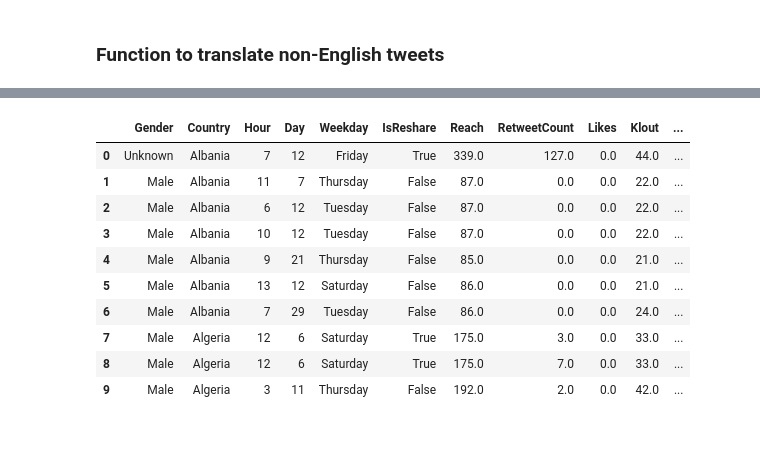
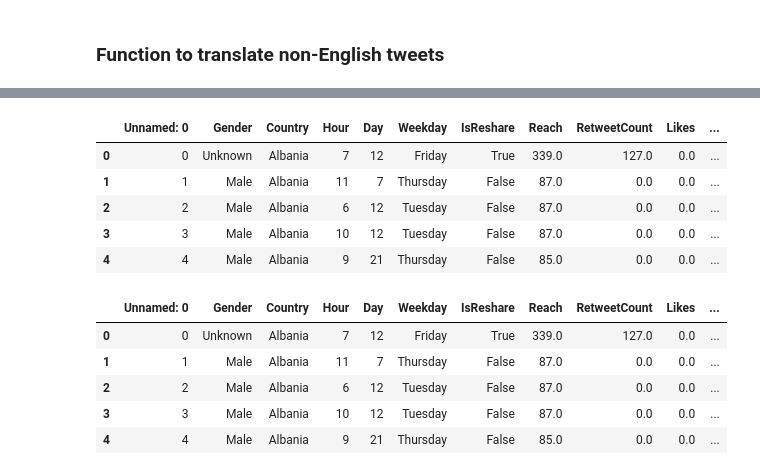
Before and after one commit to anmolpreet914/Analyzing-Twitter-Data-ML, a Jupyter notebook: Data Cleaning/Data Cleaning.ipynb, the cells around one changed output, grey strips where cells are left out. Drawn from its saved outputs; the diff is of its cells as text; code cells hidden in the pictures; blank space fills up the shorter version.

```diff
--- a/Data Cleaning/Data Cleaning.ipynb
+++ b/Data Cleaning/Data Cleaning.ipynb
@@ -569,3 +555,5 @@ df.to_csv("Data Cleaning.csv")
+# %%
+df=pd.read_csv(r'Data Cleaning.csv')
 # %%
 # Count the occurrences of each language
 lang_counts = df['Lang'].value_counts()
@@ -656,3 +640,15 @@ print(df)
+# %%
+# Apply the custom function to the 'clean_text' column
+df['translated_text'] = df['translated_text'].apply(clean_data)
+# %%
+df.head()
+# %% [output]
+|  | Unnamed: 0 | Gender | Country | Hour | Day | Weekday | IsReshare | Reach | RetweetCount | Likes | ... |
+| 0 | 0 | Unknown | Albania | 7 | 12 | Friday | True | 339.0 | 127.0 | 0.0 | ... |
+| 1 | 1 | Male | Albania | 11 | 7 | Thursday | False | 87.0 | 0.0 | 0.0 | ... |
+| 2 | 2 | Male | Albania | 6 | 12 | Tuesday | False | 87.0 | 0.0 | 0.0 | ... |
+| 3 | 3 | Male | Albania | 10 | 12 | Tuesday | False | 87.0 | 0.0 | 0.0 | ... |
+| 4 | 4 | Male | Albania | 9 | 21 | Thursday | False | 85.0 | 0.0 | 0.0 | ... |
 # %%
 # Define the pattern to remove sequences of single characters separated by spaces and any non-word characters
 pattern = r'\b(?:\w\s*){1,3}\b|\W+'
@@ -667,5 +663,23 @@ def clean_text(text):
     cleaned_text = re.sub(r'\s+', ' ', cleaned_text).strip()
     return cleaned_text
 
+
+# Load the set of English words
+english_words = set(words.words())
+
+# Define a function to check if each word is an English word
+def is_english_word(word):
+    return word.lower() in english_words
+
+# Define a function to filter out non-English words
+def filter_non_english_words(text):
+    words_list = text.split()
+    valid_words = [word for word in words_list if is_english_word(word)]
+    return ' '.join(valid_words)
+
+
+# Apply the custom function to filter non-English words
+df['translated_text'] = df['translated_text'].apply(filter_non_english_words)
+
 # Apply the custom function to the 'clean_text' column
 df['translated_text'] = df['translated_text'].apply(clean_text)
@@ -706,18 +720,13 @@ df["tokens"] = df["translated_text"].apply(preprocess_text)
 # Remove rows where 'tokens' column is an empty list
 df = df[df['tokens'].apply(lambda x: len(x) > 0)]
 # %%
-df.head(10)
+df.head()
 # %% [output]
-|  | Gender | Country | Hour | Day | Weekday | IsReshare | Reach | RetweetCount | Likes | Klout | ... |
-| 0 | Unknown | Albania | 7 | 12 | Friday | True | 339.0 | 127.0 | 0.0 | 44.0 | ... |
-| 1 | Male | Albania | 11 | 7 | Thursday | False | 87.0 | 0.0 | 0.0 | 22.0 | ... |
-| 2 | Male | Albania | 6 | 12 | Tuesday | False | 87.0 | 0.0 | 0.0 | 22.0 | ... |
-| 3 | Male | Albania | 10 | 12 | Tuesday | False | 87.0 | 0.0 | 0.0 | 22.0 | ... |
-| 4 | Male | Albania | 9 | 21 | Thursday | False | 85.0 | 0.0 | 0.0 | 21.0 | ... |
-| 5 | Male | Albania | 13 | 12 | Saturday | False | 86.0 | 0.0 | 0.0 | 21.0 | ... |
-| 6 | Male | Albania | 7 | 29 | Tuesday | False | 86.0 | 0.0 | 0.0 | 24.0 | ... |
-| 7 | Male | Algeria | 12 | 6 | Saturday | True | 175.0 | 3.0 | 0.0 | 33.0 | ... |
-| 8 | Male | Algeria | 12 | 6 | Saturday | True | 175.0 | 7.0 | 0.0 | 33.0 | ... |
-| 9 | Male | Algeria | 3 | 11 | Thursday | False | 192.0 | 2.0 | 0.0 | 42.0 | ... |
+|  | Unnamed: 0 | Gender | Country | Hour | Day | Weekday | IsReshare | Reach | RetweetCount | Likes | ... |
+| 0 | 0 | Unknown | Albania | 7 | 12 | Friday | True | 339.0 | 127.0 | 0.0 | ... |
+| 1 | 1 | Male | Albania | 11 | 7 | Thursday | False | 87.0 | 0.0 | 0.0 | ... |
+| 2 | 2 | Male | Albania | 6 | 12 | Tuesday | False | 87.0 | 0.0 | 0.0 | ... |
+| 3 | 3 | Male | Albania | 10 | 12 | Tuesday | False | 87.0 | 0.0 | 0.0 | ... |
+| 4 | 4 | Male | Albania | 9 | 21 | Thursday | False | 85.0 | 0.0 | 0.0 | ... |
 # %%
 df.to_csv("Final_Data_Cleaning.csv")
```
Also changed, not shown: parts of 8 cells of this notebook.
